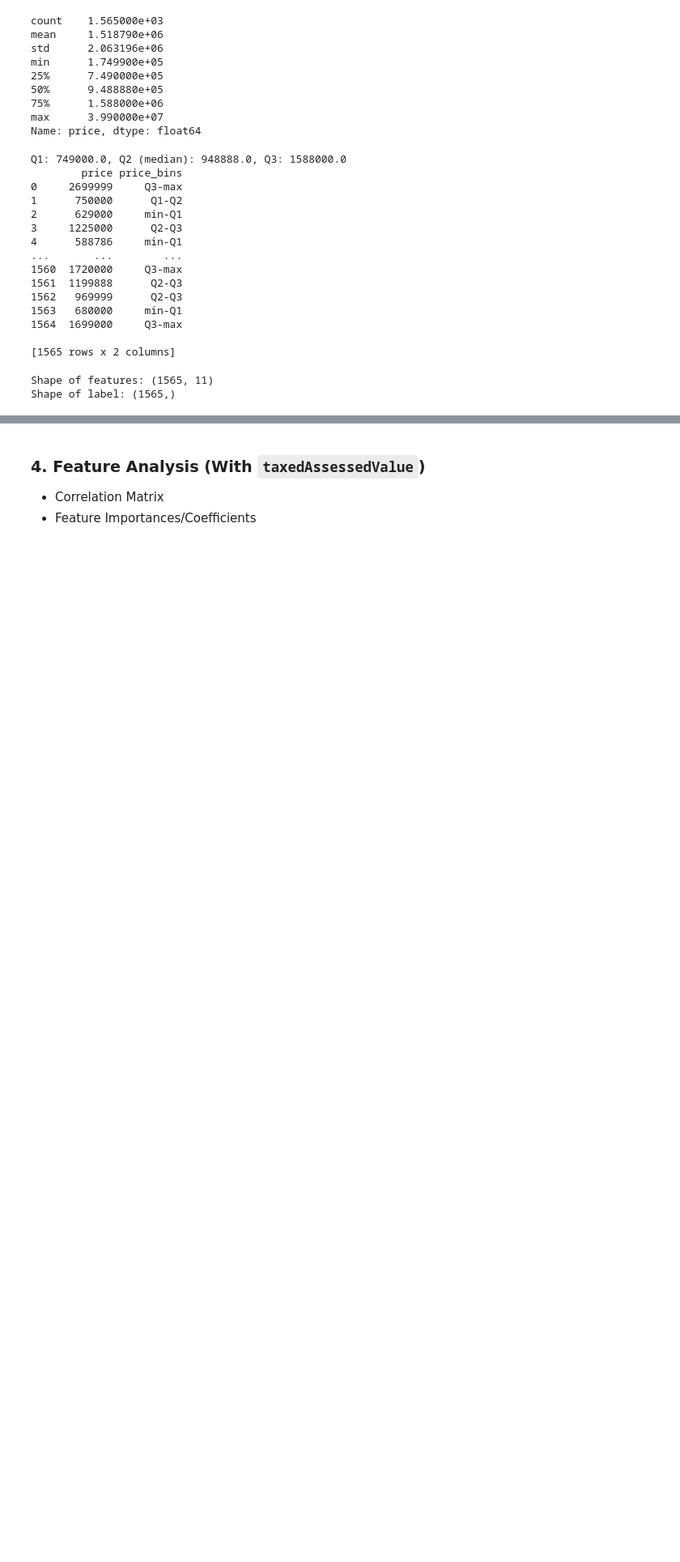
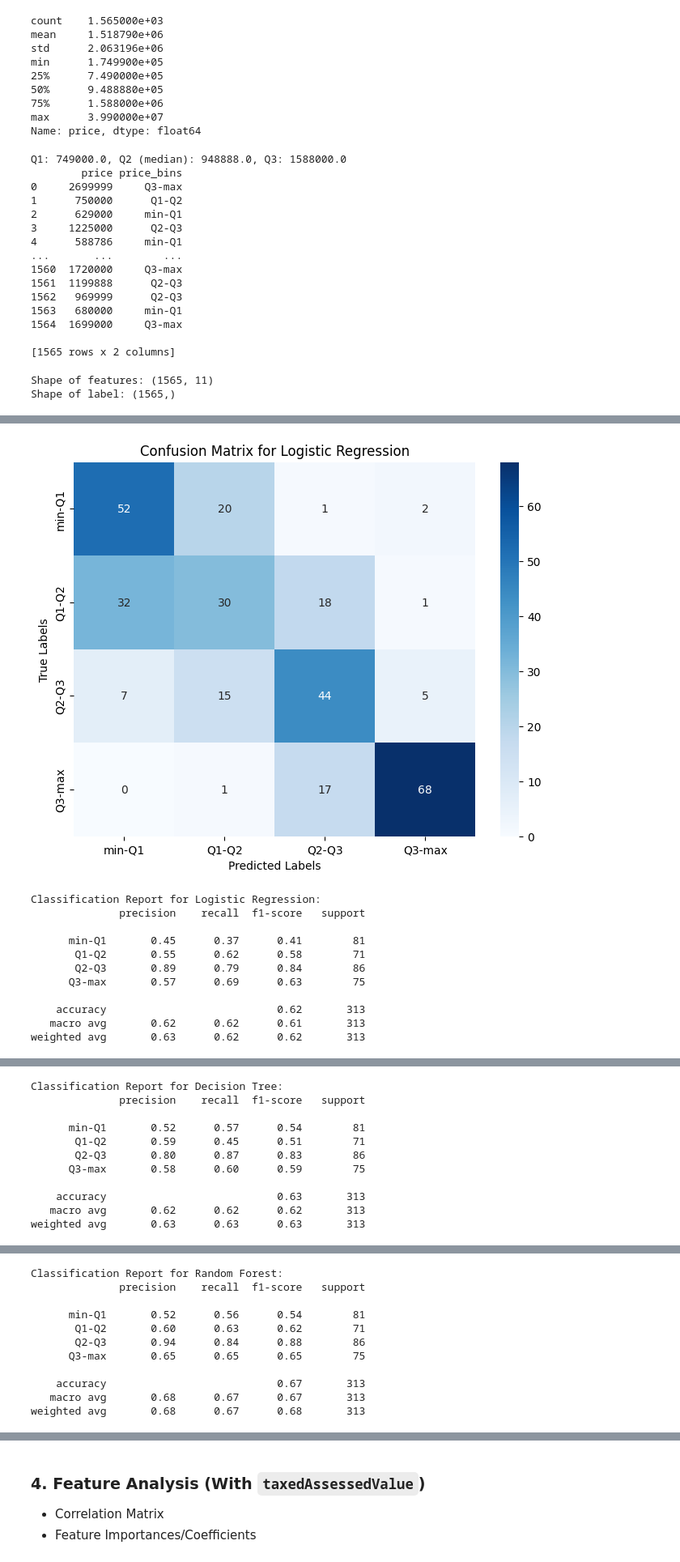
Before and after one commit to saba-sohail/nassau-county-housing, a Jupyter notebook: analysis1.ipynb, the cells around one changed output, grey strips where cells are left out. Shown at 81% size. Cells and saved outputs as stored; diff of their text form; code cells hidden in the pictures; blank space fills up the shorter version.

```diff
--- a/analysis1.ipynb
+++ b/analysis1.ipynb
@@ -376,3 +376,34 @@ Tuning KNN...
 Best Parameters for KNN: {'n_neighbors': 13, 'weights': 'distance'}
 Best Cross-Validation Accuracy for KNN: 0.64
 [figure]
+# %%
+from sklearn.metrics import confusion_matrix, classification_report
+labels = df['price_bins'].cat.categories
+cm1s = []
+
+# confusion matrix for each model
+for model_name, model in models.items():
+    y_pred = model.predict(X_test)
+    cm1 = confusion_matrix(y_test, y_pred, labels=labels)
+    cm1s.append(cm1)
+
+    plt.figure(figsize=(8, 6))
+    sns.heatmap(cm1, annot=True, fmt='d', cmap='Blues', xticklabels=labels, yticklabels=labels)
+    plt.xlabel('Predicted Labels')
+    plt.ylabel('True Labels')
+    plt.title(f'Confusion Matrix for {model_name}')
+    plt.show()
+    print(f'Classification Report for {model_name}:\n{classification_report(y_test, y_pred, target_names=labels)}')
+# %% [output]
+[figure, added]
+Classification Report for Logistic Regression:
+              precision    recall  f1-score   support
+
+      min-Q1       0.45      0.37      0.41        81
+       Q1-Q2       0.55      0.62      0.58        71
+       Q2-Q3       0.89      0.79      0.84        86
+      Q3-max       0.57      0.69      0.63        75
+
+    accuracy                           0.62       313
+   macro avg       0.62      0.62      0.61       313
+weighted avg       0.63      0.62      0.62       313
@@ -378,0 +411,11 @@ Best Cross-Validation Accuracy for KNN: 0.64
+Classification Report for Decision Tree:
+              precision    recall  f1-score   support
+
+      min-Q1       0.52      0.57      0.54        81
+       Q1-Q2       0.59      0.45      0.51        71
+       Q2-Q3       0.80      0.87      0.83        86
+      Q3-max       0.58      0.60      0.59        75
+
+    accuracy                           0.63       313
+   macro avg       0.62      0.62      0.62       313
+weighted avg       0.63      0.63      0.63       313
@@ -378,0 +423,11 @@ Best Cross-Validation Accuracy for KNN: 0.64
+Classification Report for Random Forest:
+              precision    recall  f1-score   support
+
+      min-Q1       0.52      0.56      0.54        81
+       Q1-Q2       0.60      0.63      0.62        71
+       Q2-Q3       0.94      0.84      0.88        86
+      Q3-max       0.65      0.65      0.65        75
+
+    accuracy                           0.67       313
+   macro avg       0.68      0.67      0.67       313
+weighted avg       0.68      0.67      0.68       313
```
Also changed, not shown: parts of 14 cells of this notebook, 2 other files.
